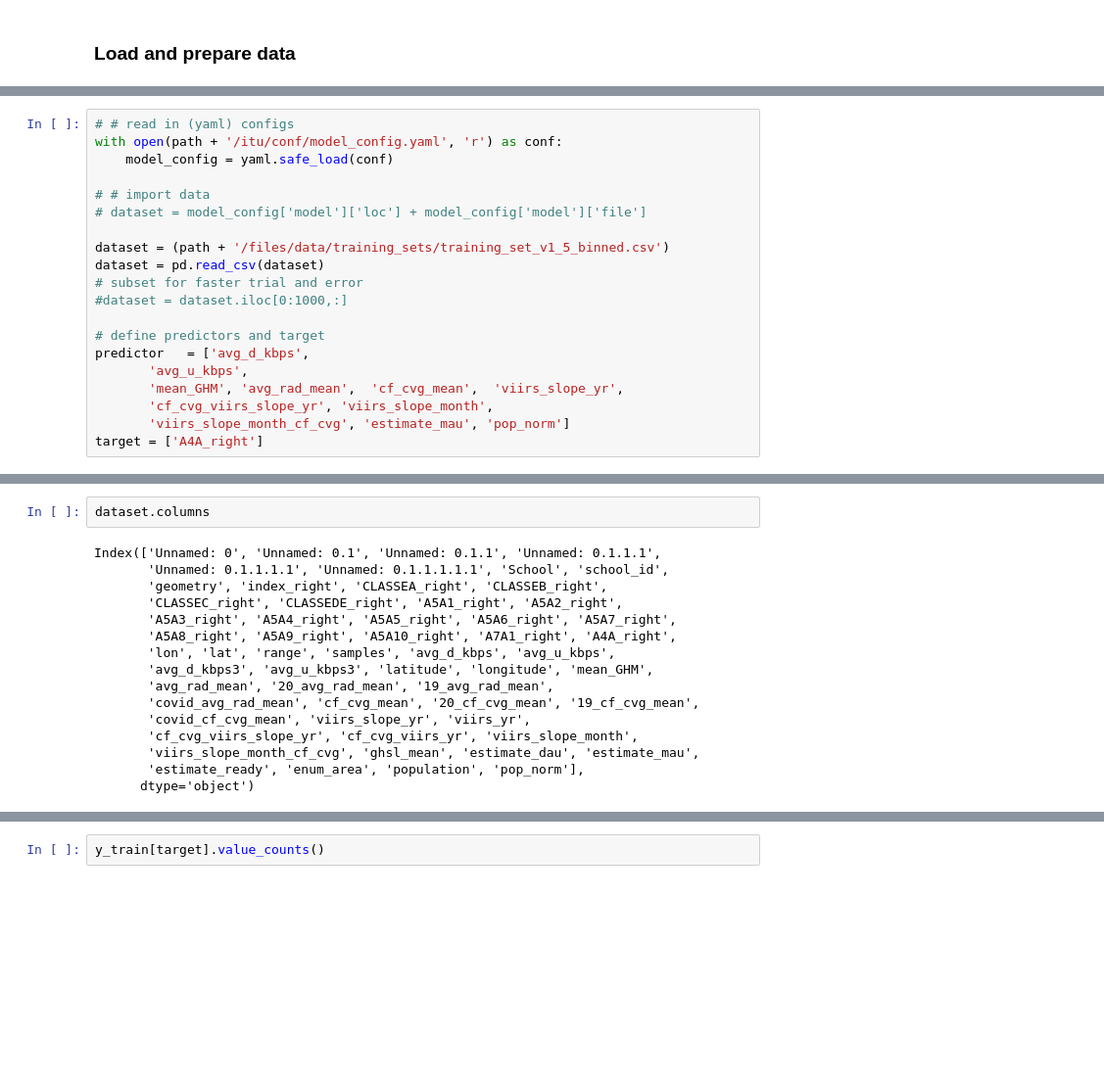
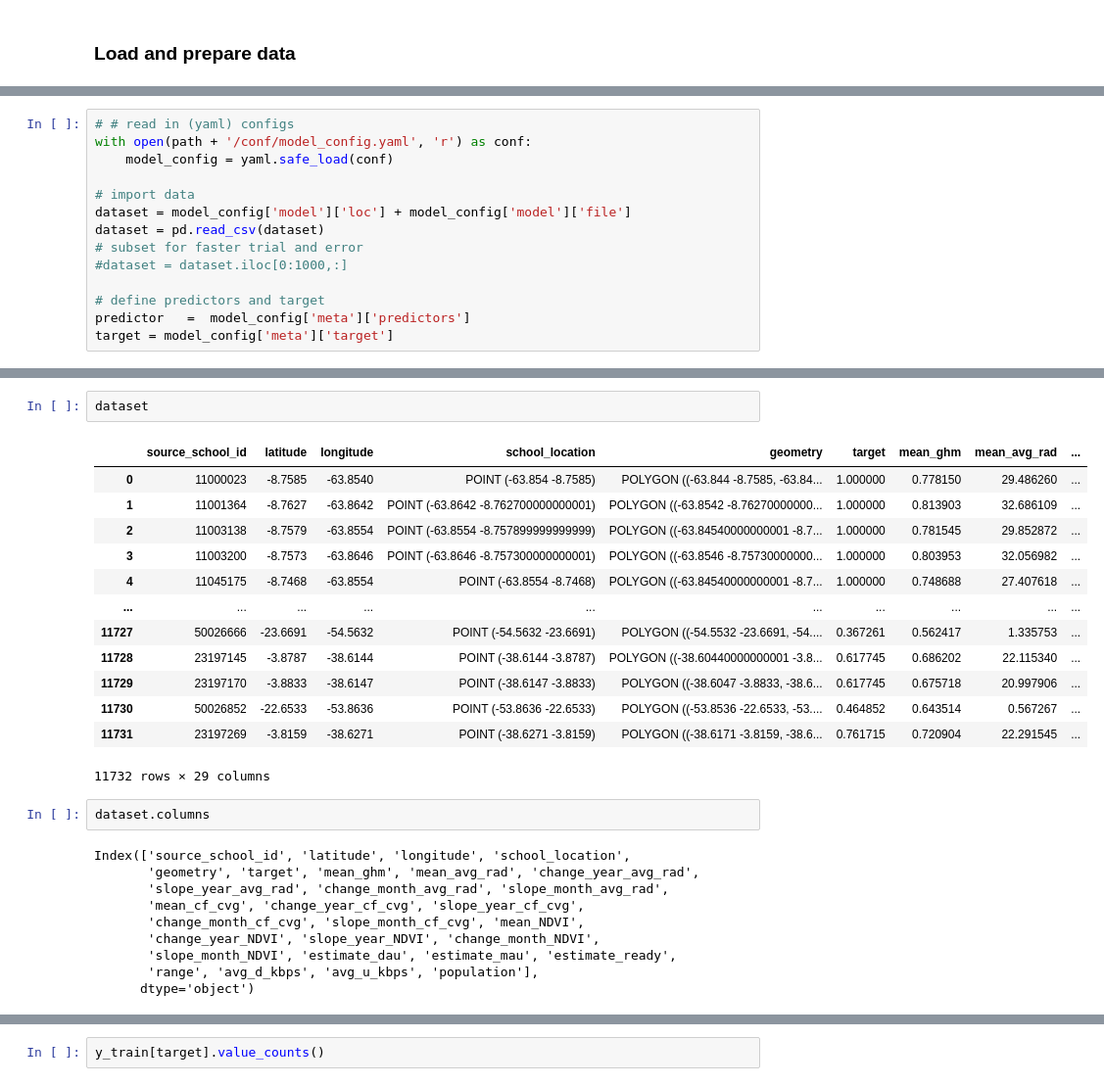
Before and after one commit to tovaperlman/ITU_Project, a Jupyter notebook: itu-project/docs/scripts/Training_Random_Forest_Classifier_v2.ipynb, the cells around one changed output, grey strips where cells are left out. Shown at 98% size. Cells and saved outputs as stored; diff of their text form; blank space fills up the shorter version.

```diff
--- a/itu-project/docs/scripts/Training_Random_Forest_Classifier_v2.ipynb
+++ b/itu-project/docs/scripts/Training_Random_Forest_Classifier_v2.ipynb
@@ -21,20 +21,14 @@ print(path)
 # %%
 # # read in (yaml) configs
-with open(path + '/itu/conf/model_config.yaml', 'r') as conf:
+with open(path + '/conf/model_config.yaml', 'r') as conf:
     model_config = yaml.safe_load(conf)
 
-# # import data
-# dataset = model_config['model']['loc'] + model_config['model']['file']
-
-dataset = (path + '/files/data/training_sets/training_set_v1_5_binned.csv')
+# import data
+dataset = model_config['model']['loc'] + model_config['model']['file']
 dataset = pd.read_csv(dataset)
 # subset for faster trial and error
 #dataset = dataset.iloc[0:1000,:]
 
 # define predictors and target
-predictor   = ['avg_d_kbps',
-       'avg_u_kbps',
-       'mean_GHM', 'avg_rad_mean',  'cf_cvg_mean',  'viirs_slope_yr',
-       'cf_cvg_viirs_slope_yr', 'viirs_slope_month',
-       'viirs_slope_month_cf_cvg', 'estimate_mau', 'pop_norm']
-target = ['A4A_right']
+predictor   =  model_config['meta']['predictors']
+target = model_config['meta']['target']
@@ -41,20 +72,30 @@ target = ['A4A_right']
+# %%
+dataset
+# %% [output]
+|  | source_school_id | latitude | longitude | school_location | geometry | target | mean_ghm | mean_avg_rad | ... |
+| 0 | 11000023 | -8.7585 | -63.8540 | POINT (-63.854 -8.7585) | POLYGON ((-63.844 -8.7585, -63.84... | 1.000000 | 0.778150 | 29.486260 | ... |
+| 1 | 11001364 | -8.7627 | -63.8642 | POINT (-63.8642 -8.762700000000001) | POLYGON ((-63.8542 -8.76270000000... | 1.000000 | 0.813903 | 32.686109 | ... |
+| 2 | 11003138 | -8.7579 | -63.8554 | POINT (-63.8554 -8.757899999999999) | POLYGON ((-63.84540000000001 -8.7... | 1.000000 | 0.781545 | 29.852872 | ... |
+| 3 | 11003200 | -8.7573 | -63.8646 | POINT (-63.8646 -8.757300000000001) | POLYGON ((-63.8546 -8.75730000000... | 1.000000 | 0.803953 | 32.056982 | ... |
+| 4 | 11045175 | -8.7468 | -63.8554 | POINT (-63.8554 -8.7468) | POLYGON ((-63.84540000000001 -8.7... | 1.000000 | 0.748688 | 27.407618 | ... |
+| ... | ... | ... | ... | ... | ... | ... | ... | ... | ... |
+| 11727 | 50026666 | -23.6691 | -54.5632 | POINT (-54.5632 -23.6691) | POLYGON ((-54.5532 -23.6691, -54.... | 0.367261 | 0.562417 | 1.335753 | ... |
+| 11728 | 23197145 | -3.8787 | -38.6144 | POINT (-38.6144 -3.8787) | POLYGON ((-38.60440000000001 -3.8... | 0.617745 | 0.686202 | 22.115340 | ... |
+| 11729 | 23197170 | -3.8833 | -38.6147 | POINT (-38.6147 -3.8833) | POLYGON ((-38.6047 -3.8833, -38.6... | 0.617745 | 0.675718 | 20.997906 | ... |
+| 11730 | 50026852 | -22.6533 | -53.8636 | POINT (-53.8636 -22.6533) | POLYGON ((-53.8536 -22.6533, -53.... | 0.464852 | 0.643514 | 0.567267 | ... |
+| 11731 | 23197269 | -3.8159 | -38.6271 | POINT (-38.6271 -3.8159) | POLYGON ((-38.6171 -3.8159, -38.6... | 0.761715 | 0.720904 | 22.291545 | ... |
+11732 rows × 29 columns
 # %%
 dataset.columns
 # %% [output]
-Index(['Unnamed: 0', 'Unnamed: 0.1', 'Unnamed: 0.1.1', 'Unnamed: 0.1.1.1',
-       'Unnamed: 0.1.1.1.1', 'Unnamed: 0.1.1.1.1.1', 'School', 'school_id',
-       'geometry', 'index_right', 'CLASSEA_right', 'CLASSEB_right',
-       'CLASSEC_right', 'CLASSEDE_right', 'A5A1_right', 'A5A2_right',
-       'A5A3_right', 'A5A4_right', 'A5A5_right', 'A5A6_right', 'A5A7_right',
-       'A5A8_right', 'A5A9_right', 'A5A10_right', 'A7A1_right', 'A4A_right',
-       'lon', 'lat', 'range', 'samples', 'avg_d_kbps', 'avg_u_kbps',
-       'avg_d_kbps3', 'avg_u_kbps3', 'latitude', 'longitude', 'mean_GHM',
-       'avg_rad_mean', '20_avg_rad_mean', '19_avg_rad_mean',
-       'covid_avg_rad_mean', 'cf_cvg_mean', '20_cf_cvg_mean', '19_cf_cvg_mean',
-       'covid_cf_cvg_mean', 'viirs_slope_yr', 'viirs_yr',
-       'cf_cvg_viirs_slope_yr', 'cf_cvg_viirs_yr', 'viirs_slope_month',
-       'viirs_slope_month_cf_cvg', 'ghsl_mean', 'estimate_dau', 'estimate_mau',
-       'estimate_ready', 'enum_area', 'population', 'pop_norm'],
+Index(['source_school_id', 'latitude', 'longitude', 'school_location',
+       'geometry', 'target', 'mean_ghm', 'mean_avg_rad', 'change_year_avg_rad',
+       'slope_year_avg_rad', 'change_month_avg_rad', 'slope_month_avg_rad',
+       'mean_cf_cvg', 'change_year_cf_cvg', 'slope_year_cf_cvg',
+       'change_month_cf_cvg', 'slope_month_cf_cvg', 'mean_NDVI',
+       'change_year_NDVI', 'slope_year_NDVI', 'change_month_NDVI',
+       'slope_month_NDVI', 'estimate_dau', 'estimate_mau', 'estimate_ready',
+       'range', 'avg_d_kbps', 'avg_u_kbps', 'population'],
       dtype='object')
 # %%
 # prepare data
```
Also changed, not shown: parts of 5 cells of this notebook, 15 other files.
